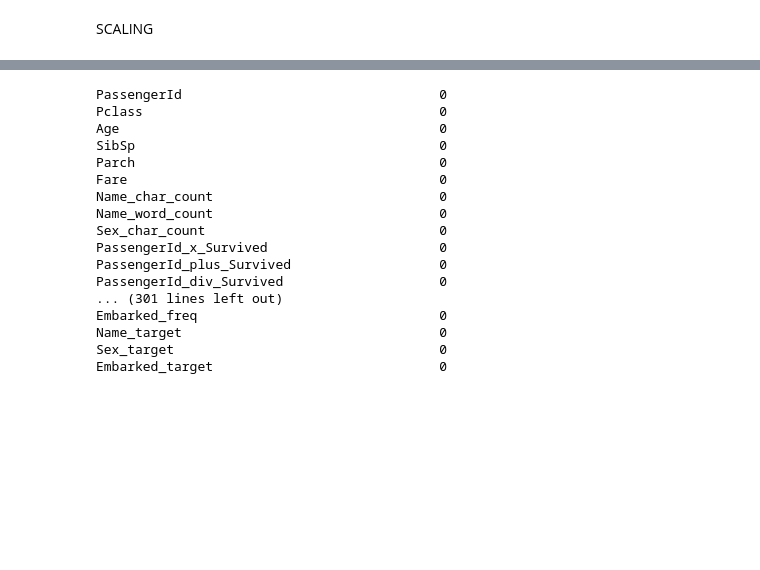
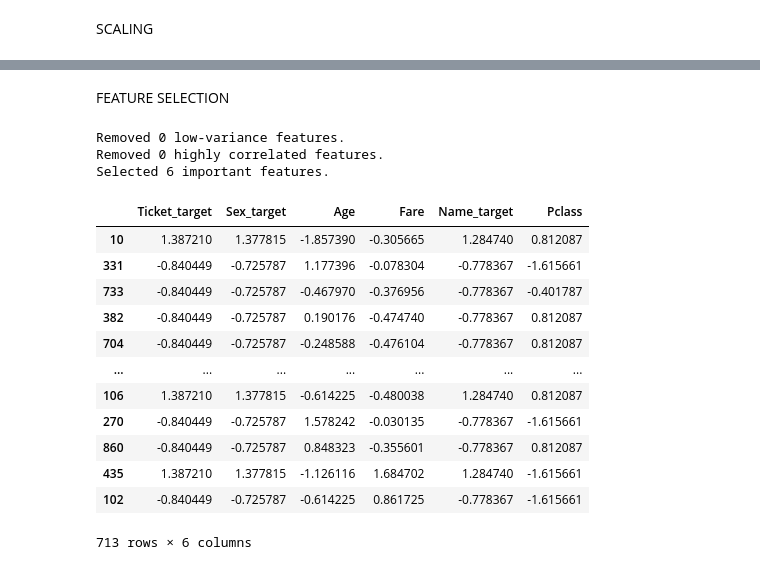
Before and after one commit to MStrings18/AutoML, a Jupyter notebook: Preprocessing_sample.ipynb, the cells around one changed output, grey strips where cells are left out. Saved outputs shown, nothing was run; the diff lists cells and outputs as text; code cells hidden in the pictures; blank space fills up the shorter version.

```diff
--- a/Preprocessing_sample.ipynb
+++ b/Preprocessing_sample.ipynb
@@ -429,9 +438,6 @@ class TargetEncoder:
             self.y_train = self.y_train.map(class_mapping)
             self.y_test = self.y_test.map(lambda x: class_mapping.get(x, -1))  # Assign -1 to unseen classes
         return self.y_train, self.y_test
-# %%
-se=SimpleEncoder(X_train,X_test,y_train,y_test)
-Xtrain_se,Xtest_se=se.encode_input()
 # %%
 te=TargetEncoder(X_train,X_test,y_train,y_test)
 Xtrain_te,Xtest_te=te.encode_input()
@@ -496,21 +497,2 @@ X_train_scaled
-# %%
-var = X_train_scaled.isnull().sum()
-print(var.to_string())
-# %% [output]
-PassengerId                                 0
-Pclass                                      0
-Age                                         0
-SibSp                                       0
-Parch                                       0
-Fare                                        0
-Name_char_count                             0
-Name_word_count                             0
-Sex_char_count                              0
-PassengerId_x_Survived                      0
-PassengerId_plus_Survived                   0
-PassengerId_div_Survived                    0
-... (301 lines left out)
-Embarked_freq                               0
-Name_target                                 0
-Sex_target                                  0
-Embarked_target                             0
+# %% [markdown]
+FEATURE SELECTION
@@ -516,0 +561,22 @@ Embarked_target                             0
+# %%
+X_train_new,X_test_new = fs.transform()
+# %% [output]
+Removed 0 low-variance features.
+Removed 0 highly correlated features.
+Selected 6 important features.
+# %%
+X_train_new
+# %% [output]
+|  | Ticket_target | Sex_target | Age | Fare | Name_target | Pclass |
+| 10 | 1.387210 | 1.377815 | -1.857390 | -0.305665 | 1.284740 | 0.812087 |
+| 331 | -0.840449 | -0.725787 | 1.177396 | -0.078304 | -0.778367 | -1.615661 |
+| 733 | -0.840449 | -0.725787 | -0.467970 | -0.376956 | -0.778367 | -0.401787 |
+| 382 | -0.840449 | -0.725787 | 0.190176 | -0.474740 | -0.778367 | 0.812087 |
+| 704 | -0.840449 | -0.725787 | -0.248588 | -0.476104 | -0.778367 | 0.812087 |
+| ... | ... | ... | ... | ... | ... | ... |
+| 106 | 1.387210 | 1.377815 | -0.614225 | -0.480038 | 1.284740 | 0.812087 |
+| 270 | -0.840449 | -0.725787 | 1.578242 | -0.030135 | -0.778367 | -1.615661 |
+| 860 | -0.840449 | -0.725787 | 0.848323 | -0.355601 | -0.778367 | 0.812087 |
+| 435 | 1.387210 | 1.377815 | -1.126116 | 1.684702 | 1.284740 | -1.615661 |
+| 102 | -0.840449 | -0.725787 | -0.614225 | 0.861725 | -0.778367 | -1.615661 |
+713 rows × 6 columns
```
Also changed, not shown: parts of 26 cells of this notebook, 1 other file.
